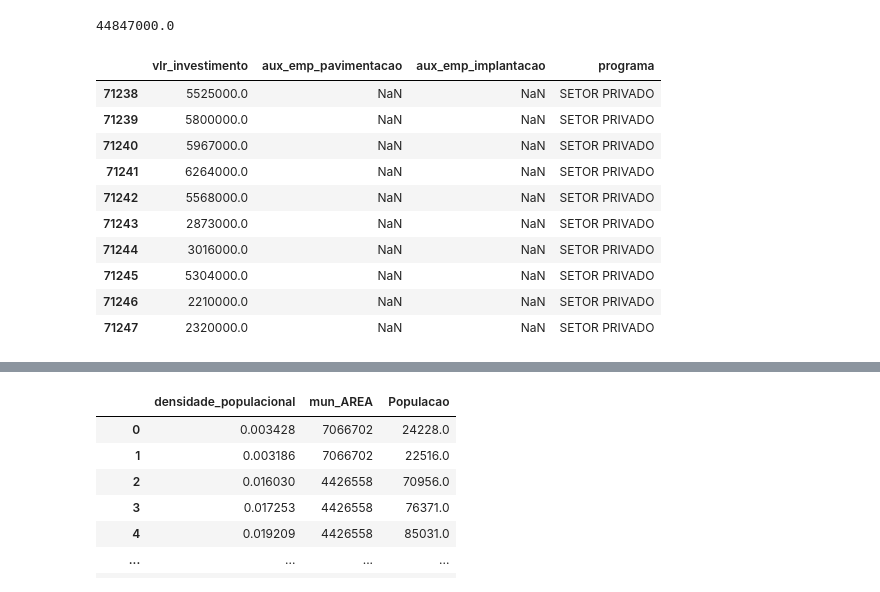
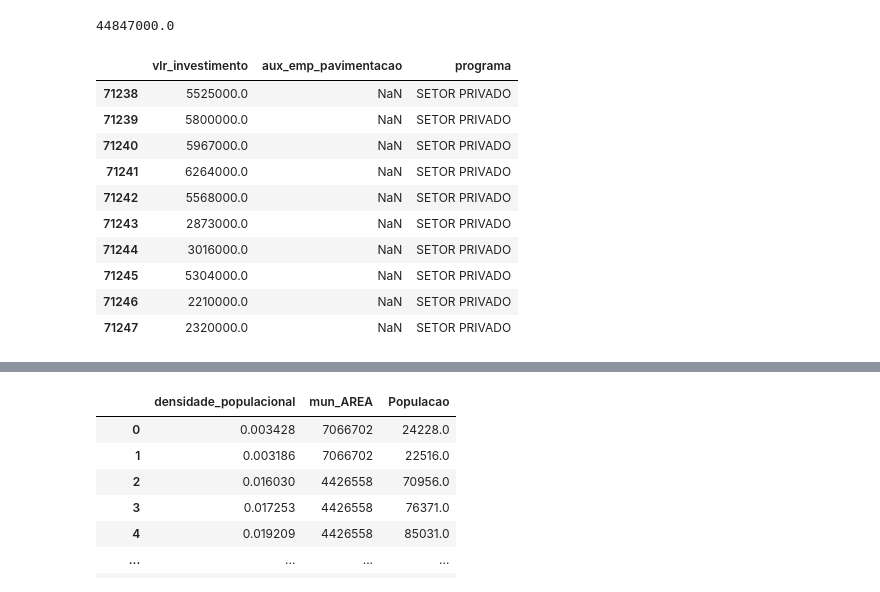
Before and after one commit to anayflima/simu-datathon-2024, a Jupyter notebook: analise_de_dados/agrupamento_municipio_ano.ipynb, the cells around one changed output, grey strips where cells are left out. Drawn from its saved outputs; the diff is of its cells as text; code cells hidden in the pictures.

```diff
--- a/analise_de_dados/agrupamento_municipio_ano.ipynb
+++ b/analise_de_dados/agrupamento_municipio_ano.ipynb
@@ -147,19 +147,19 @@ df_empreend[(df_empreend['Código IBGE'] == codigo) & (df_empreend['ano'] == ano
 # %% [output]
 44847000.0
 # %%
-df_empreend[(df_empreend['Código IBGE'] == codigo) & (df_empreend['ano'] == ano) & (df_empreend['programa'] == 'SETOR PRIVADO')][['vlr_investimento', 'aux_emp_pavimentacao', 'aux_emp_implantacao', 'programa']]
+df_empreend[(df_empreend['Código IBGE'] == codigo) & (df_empreend['ano'] == ano) & (df_empreend['programa'] == 'SETOR PRIVADO')][['vlr_investimento', 'aux_emp_pavimentacao', 'programa']]
 # %% [output]
-|  | vlr_investimento | aux_emp_pavimentacao | aux_emp_implantacao | programa |
-| 71238 | 5525000.0 | NaN | NaN | SETOR PRIVADO |
-| 71239 | 5800000.0 | NaN | NaN | SETOR PRIVADO |
-| 71240 | 5967000.0 | NaN | NaN | SETOR PRIVADO |
-| 71241 | 6264000.0 | NaN | NaN | SETOR PRIVADO |
-| 71242 | 5568000.0 | NaN | NaN | SETOR PRIVADO |
-| 71243 | 2873000.0 | NaN | NaN | SETOR PRIVADO |
-| 71244 | 3016000.0 | NaN | NaN | SETOR PRIVADO |
-| 71245 | 5304000.0 | NaN | NaN | SETOR PRIVADO |
-| 71246 | 2210000.0 | NaN | NaN | SETOR PRIVADO |
-| 71247 | 2320000.0 | NaN | NaN | SETOR PRIVADO |
+|  | vlr_investimento | aux_emp_pavimentacao | programa |
+| 71238 | 5525000.0 | NaN | SETOR PRIVADO |
+| 71239 | 5800000.0 | NaN | SETOR PRIVADO |
+| 71240 | 5967000.0 | NaN | SETOR PRIVADO |
+| 71241 | 6264000.0 | NaN | SETOR PRIVADO |
+| 71242 | 5568000.0 | NaN | SETOR PRIVADO |
+| 71243 | 2873000.0 | NaN | SETOR PRIVADO |
+| 71244 | 3016000.0 | NaN | SETOR PRIVADO |
+| 71245 | 5304000.0 | NaN | SETOR PRIVADO |
+| 71246 | 2210000.0 | NaN | SETOR PRIVADO |
+| 71247 | 2320000.0 | NaN | SETOR PRIVADO |
 # %%
 for i in df_agrupado_municipio_empreend.columns:
     print(i)
```
Also changed, not shown: parts of 24 cells of this notebook, 6 other files.
